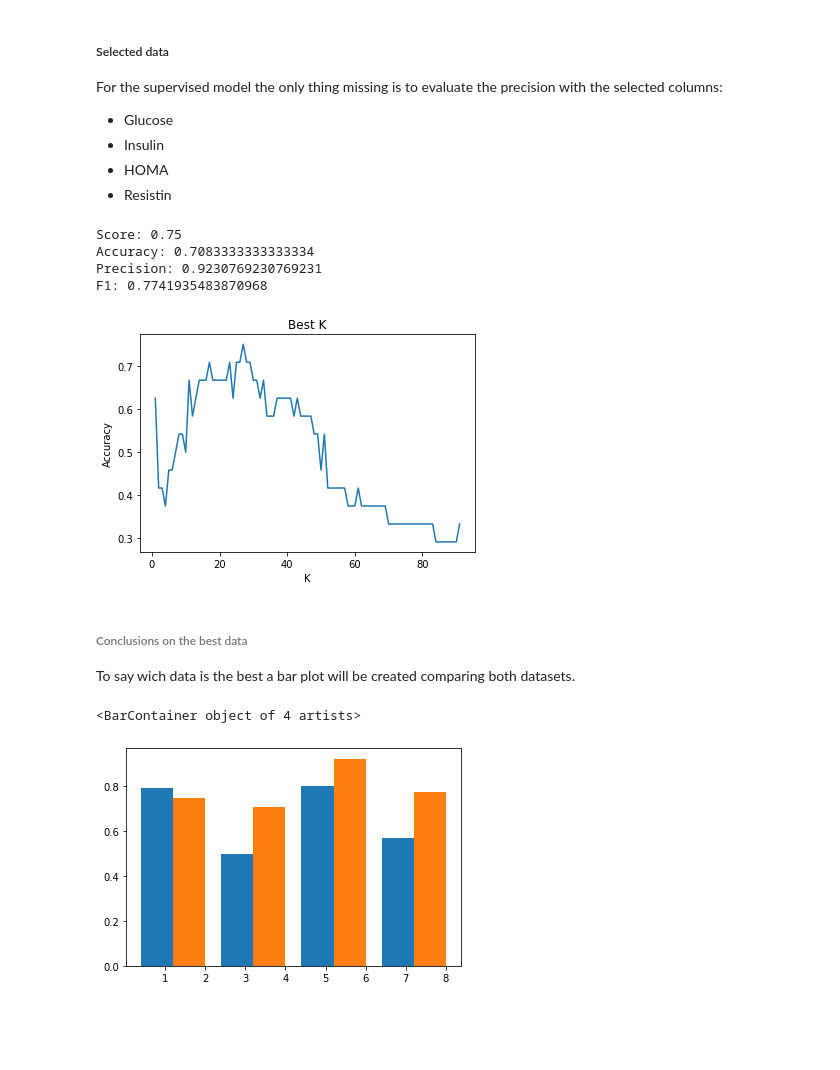
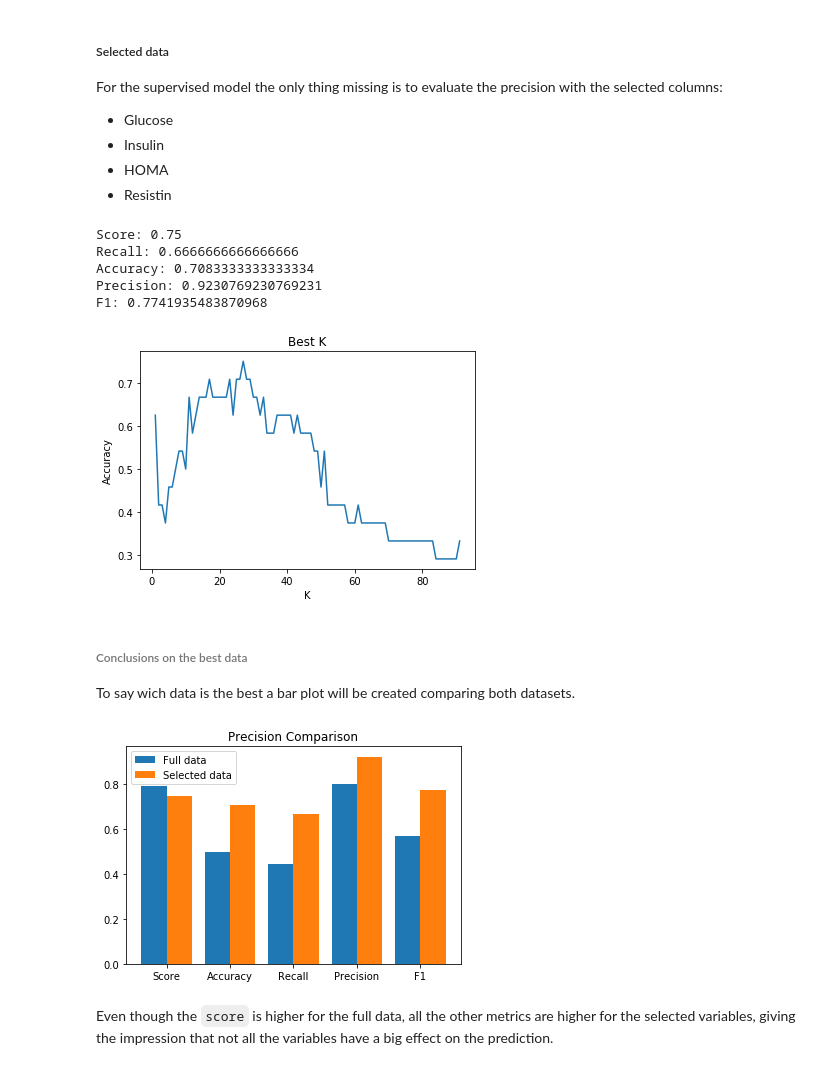
Before and after one commit to LuisMota93/Breast-Cancer-Machine-Learning-Prediction, a Jupyter notebook: cancer_prediction.ipynb, the cells around one changed output. Cells and saved outputs as stored; diff of their text form; code cells hidden in the pictures; blank space fills up the shorter version.

Commit message:
Supervised models comparison

```diff
--- a/cancer_prediction.ipynb
+++ b/cancer_prediction.ipynb
@@ -324,15 +324,17 @@ def kneighbors(train_data, train_labels, test_data, test_labels):
     guesses = classifier.predict(test_data)
     score = max(accuracies)
     accuracy = accuracy_score(test_labels, guesses)
+    recall = recall_score(test_labels, guesses)
     precision = precision_score(test_labels, guesses)
     f1 = f1_score(test_labels, guesses)
 
     print("Score:", score)
+    print("Recall:", recall)
     print("Accuracy:", accuracy)
     print("Precision:", precision)
     print("F1:", f1)
 
-    return score, accuracy, precision, f1
+    return score, accuracy, recall, precision, f1
 # %% [markdown]
 ##### Full data
 
@@ -344,6 +346,6 @@ train_full, test_full, trlabels_full, ttlabels_fulls = train_test_split(cancer_d
                                                                         cancer_data["Classification"], test_size = 0.2,
                                                                         random_state = 1)
 
-full_data = kneighbors(train_full, trlabels_full, test_full, ttlabels_fulls)
+full_data_sup = kneighbors(train_full, trlabels_full, test_full, ttlabels_fulls)
 # %% [output]
 Score: 0.7916666666666666
@@ -365,9 +368,10 @@ train_subset, test_subset, trlabels_subset, ttlabels_subset = train_test_split(c
                                                                         cancer_data["Classification"], test_size = 0.2,
                                                                         random_state = 1)
 
-sel_data = kneighbors(train_subset, trlabels_subset, test_subset, ttlabels_subset)
+sel_data_sup = kneighbors(train_subset, trlabels_subset, test_subset, ttlabels_subset)
 # %% [output]
 Score: 0.75
+Recall: 0.6666666666666666
 Accuracy: 0.7083333333333334
 Precision: 0.9230769230769231
 F1: 0.7741935483870968
@@ -377,22 +381,31 @@ F1: 0.7741935483870968
 
 To say wich data is the best a bar plot will be created comparing both datasets.
 # %%
-#first set
-n = 1
-t = 2
-d = 4
-w = 0.8
-x_values1 = [t*element + w*n for element in range(d)]
+def precision_comparison(data1, data2):
+    #first set
+    n = 1
+    t = 2
+    d = 5
+    w = 0.8
+    x_values1 = [t*element + w*n for element in range(d)]
 
-#second set
-n = 2
-t = 2
-d = 4
-w = 0.8
-x_values2 = [t*element + w*n for element in range(d)]
+    #second set
+    n = 2
+    t = 2
+    d = 5
+    w = 0.8
+    x_values2 = [t*element + w*n for element in range(d)]
 
-plt.bar(x_values1, full_data, label = "Full data")
-plt.bar(x_values2, sel_data, label = "Selected data")
+    ax = plt.subplot()
+    plt.bar(x_values1, data1, label = "Full data")
+    plt.bar(x_values2, data2, label = "Selected data")
+    plt.legend()
+    ax.set_xticks([(x_values1[i] + x_values2[i]) / 2 for i in range(len(x_values1))])
+    ax.set_xticklabels(["Score", "Accuracy", "Recall", "Precision", "F1"])
+    plt.title("Precision Comparison")
+
+precision_comparison(full_data_sup, sel_data_sup)
 # %% [output]
-<BarContainer object of 4 artists>
-[figure, old version]
+[figure, new version]
+# %% [markdown]
+Even though the `score` is higher for the full data, all the other metrics are higher for the selected variables, giving the impression that not all the variables have a big effect on the prediction.
```
Also changed, not shown: parts of 1 cell of this notebook.
